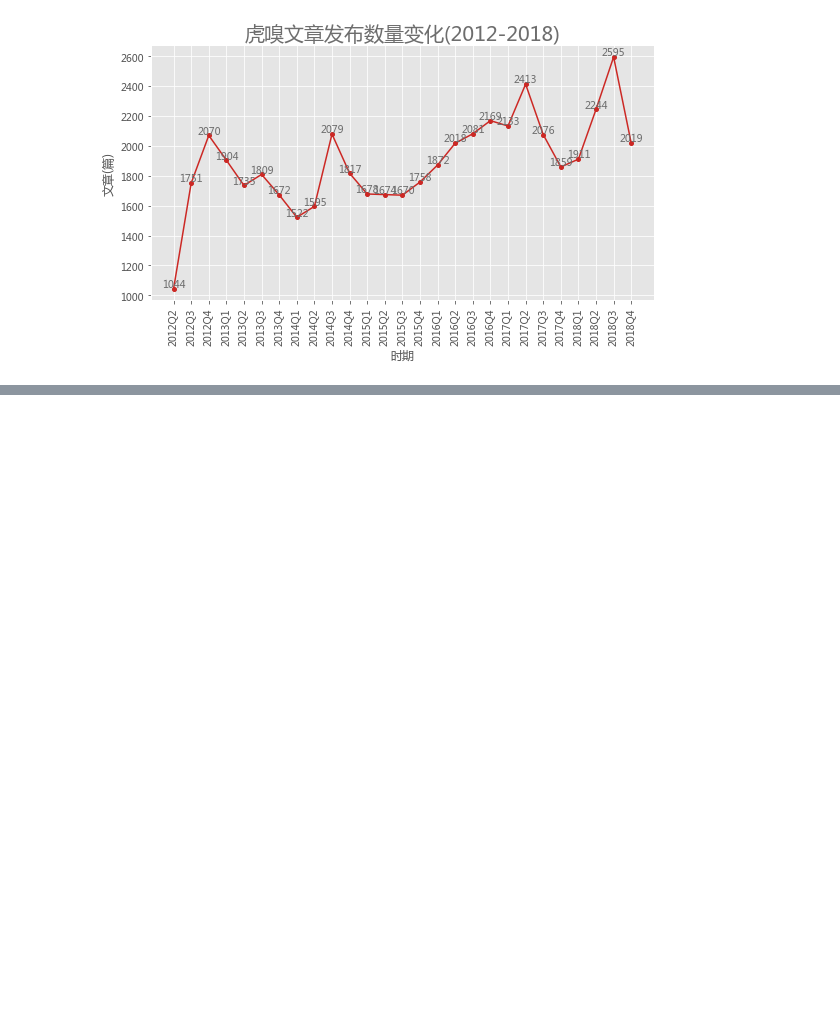
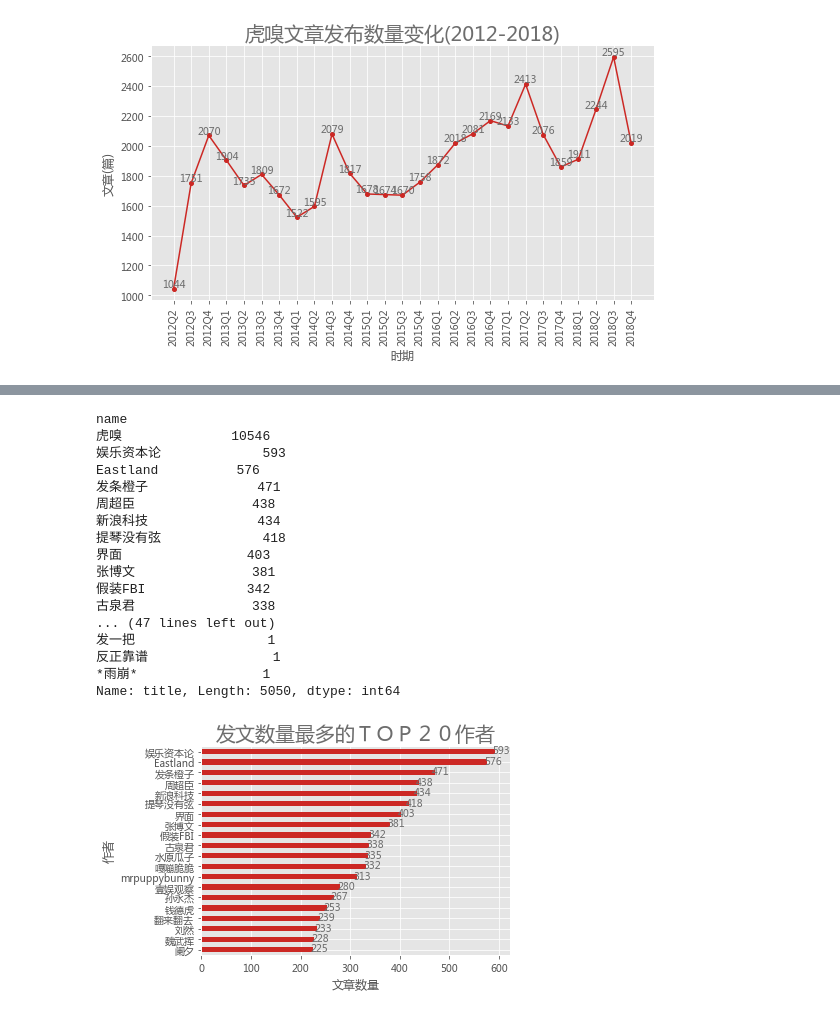
Before and after one commit to F-WJ/practice_project, a Jupyter notebook: huxiu_pyspider/data_analysis.ipynb, the cells around one changed output, grey strips where cells are left out. Saved outputs shown, nothing was run; the diff lists cells and outputs as text; code cells hidden in the pictures; blank space fills up the shorter version.

```diff
--- a/huxiu_pyspider/data_analysis.ipynb
+++ b/huxiu_pyspider/data_analysis.ipynb
@@ -100,0 +154,39 @@ date_analysis(data)
+# %%
+# 发文量TOP20作者
+def author_analysis(data):
+    data = data.groupby(data['name'])['title'].count()
+    data = data.sort_values(ascending=False)
+    print(data)
+
+    data[1:21].plot(kind='barh', color=color_line).invert_yaxis()
+
+    for y,x in enumerate(list(data[1:21].values)):
+        plt.text(x+12, y+0.2, '%s' %round(x,1), ha='center', color=colors)
+
+    plt.xlabel('文章数量')
+    plt.ylabel('作者')
+    plt.title('发文数量最多的ＴＯＰ２０作者', color=colors, fontsize=fontsize_title)
+    plt.tight_layout()
+    plt.savefig('发文数量最多的ＴＯＰ２０作者.png', dpi=200)
+    plt.show()
+
+author_analysis(data)
+# %% [output]
+name
+虎嗅              10546
+娱乐资本论             593
+Eastland          576
+发条橙子              471
+周超臣               438
+新浪科技              434
+提琴没有弦             418
+界面                403
+张博文               381
+假装FBI             342
+古泉君               338
+... (47 lines left out)
+发一把                 1
+反正靠谱                1
+*雨崩*                1
+Name: title, Length: 5050, dtype: int64
+[figure, added]
```
Also changed, not shown: parts of 5 cells of this notebook.
